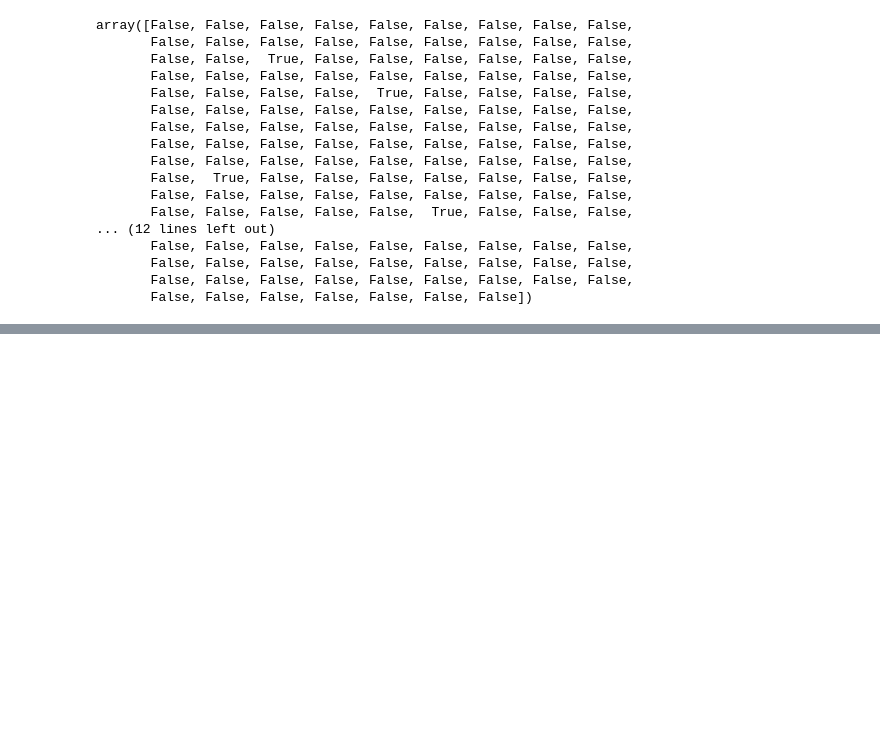
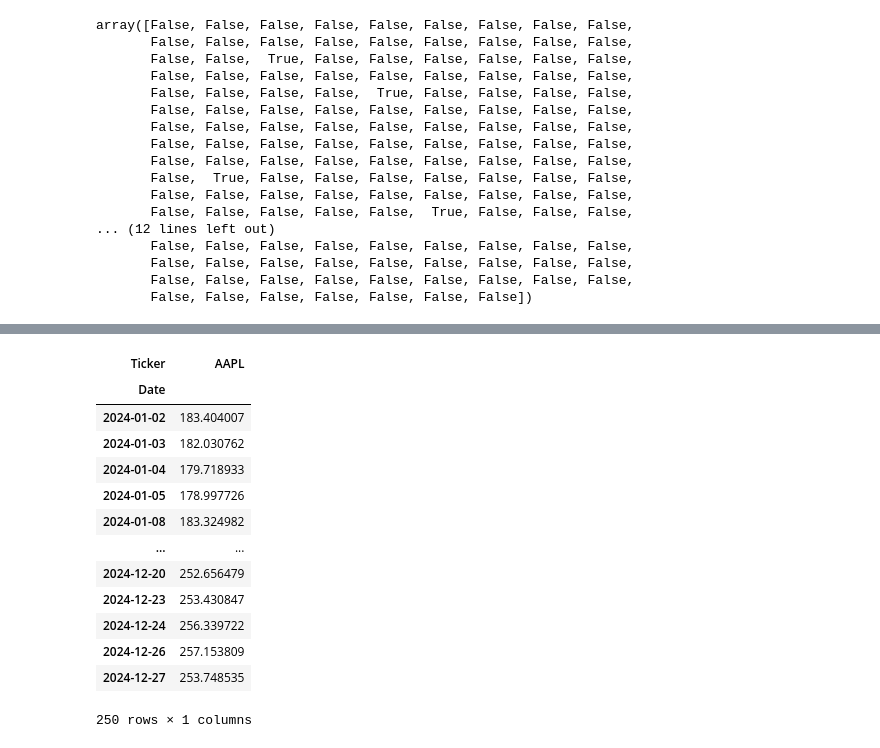
Before and after one commit to harshrathi0010-web/ML-practice, a Jupyter notebook: TSA/Class Time Series Decomposition.ipynb, the cells around one changed output, grey strips where cells are left out. Saved outputs shown, nothing was run; the diff lists cells and outputs as text; code cells hidden in the pictures; blank space fills up the shorter version.

```diff
--- a/TSA/Class Time Series Decomposition.ipynb
+++ b/TSA/Class Time Series Decomposition.ipynb
@@ -177,0 +221,19 @@ parts.head()
+# %%
+prices=stock_data['Close']
+# %%
+prices
+# %% [output]
+| Ticker | AAPL |
+| Date |  |
+| 2024-01-02 | 183.404007 |
+| 2024-01-03 | 182.030762 |
+| 2024-01-04 | 179.718933 |
+| 2024-01-05 | 178.997726 |
+| 2024-01-08 | 183.324982 |
+| ... | ... |
+| 2024-12-20 | 252.656479 |
+| 2024-12-23 | 253.430847 |
+| 2024-12-24 | 256.339722 |
+| 2024-12-26 | 257.153809 |
+| 2024-12-27 | 253.748535 |
+250 rows × 1 columns
```
Also changed, not shown: parts of 20 cells of this notebook, 3 other files.
